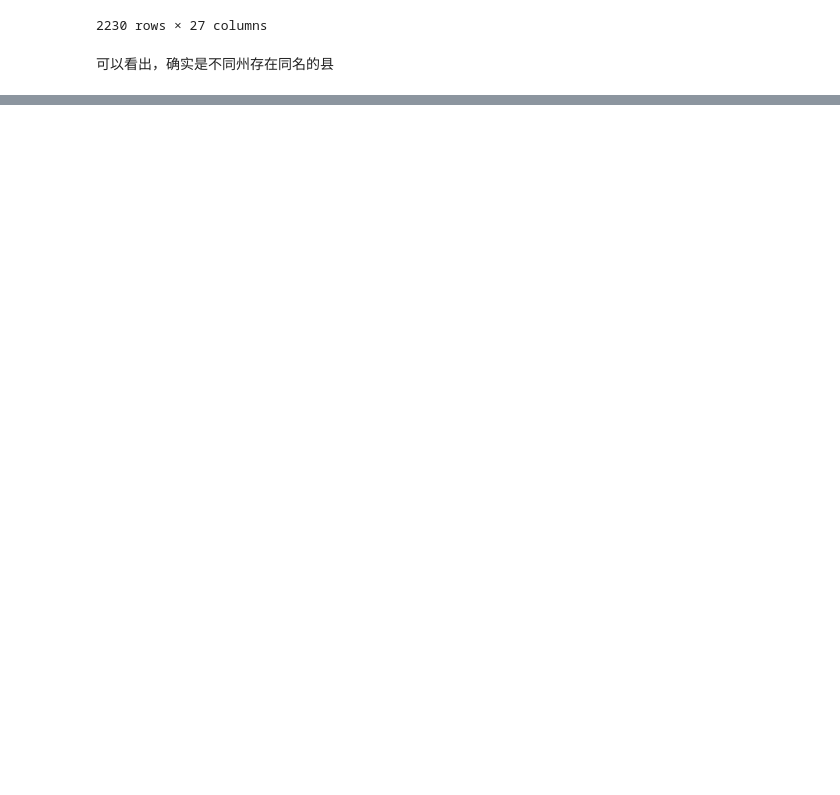
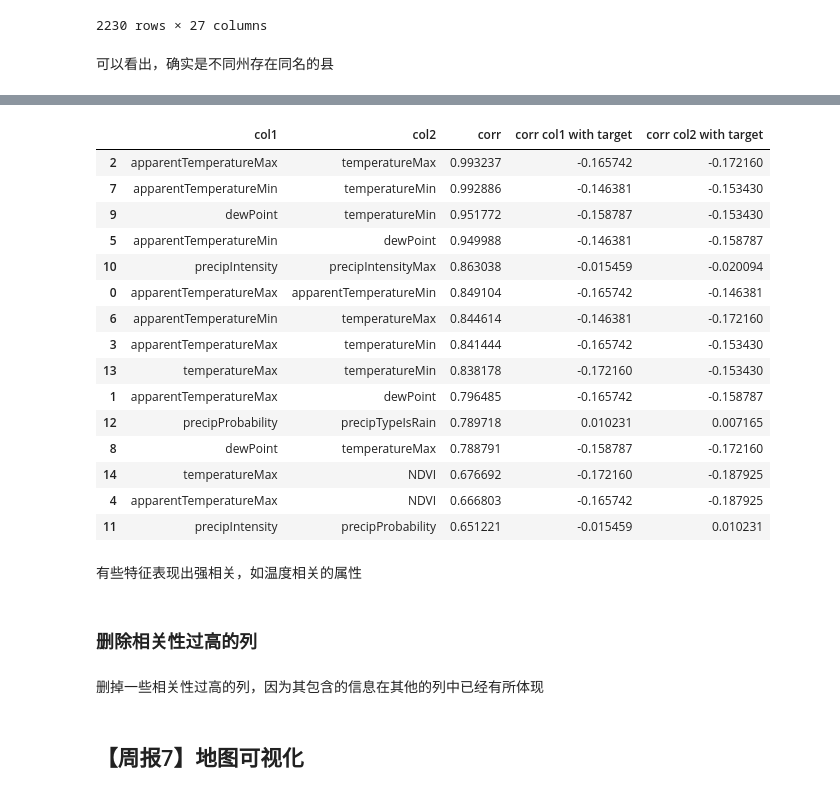
Before and after one commit to aoba98/bishe, a Jupyter notebook: 美国小麦.ipynb, the cells around one changed output, grey strips where cells are left out. Cells and saved outputs as stored; diff of their text form; code cells hidden in the pictures; blank space fills up the shorter version.

```diff
--- a/美国小麦.ipynb
+++ b/美国小麦.ipynb
@@ -381,0 +476,44 @@ wheat13[wheat13.CountyName=='Blaine']
+# %%
+# 找出所有的相关性超过0.65的列
+X = wheat14.corr()
+limit = 0.65
+index = X.index.tolist()
+n = len(index)
+newDF = pd.DataFrame(columns=['col1','col2','corr','corr col1 with target', 'corr col2 with target'])
+pos = 0
+for nidx,idx in enumerate(index):
+    for k in range(n):
+        if (k > nidx):
+            value = X[idx].iloc[k]
+        else:
+            value = 0.0
+        if value >= limit:
+            corr_col1 = X['Yield'].loc[idx]
+            corr_col2 = X['Yield'].loc[index[k]]
+            newDF.loc[pos] = [idx, index[k] , value, corr_col1, corr_col2]
+            pos += 1
+# %%
+newDF.sort_values(by='corr', ascending=False)
+# %% [output]
+|  | col1 | col2 | corr | corr col1 with target | corr col2 with target |
+| 2 | apparentTemperatureMax | temperatureMax | 0.993237 | -0.165742 | -0.172160 |
+| 7 | apparentTemperatureMin | temperatureMin | 0.992886 | -0.146381 | -0.153430 |
+| 9 | dewPoint | temperatureMin | 0.951772 | -0.158787 | -0.153430 |
+| 5 | apparentTemperatureMin | dewPoint | 0.949988 | -0.146381 | -0.158787 |
+| 10 | precipIntensity | precipIntensityMax | 0.863038 | -0.015459 | -0.020094 |
+| 0 | apparentTemperatureMax | apparentTemperatureMin | 0.849104 | -0.165742 | -0.146381 |
+| 6 | apparentTemperatureMin | temperatureMax | 0.844614 | -0.146381 | -0.172160 |
+| 3 | apparentTemperatureMax | temperatureMin | 0.841444 | -0.165742 | -0.153430 |
+| 13 | temperatureMax | temperatureMin | 0.838178 | -0.172160 | -0.153430 |
+| 1 | apparentTemperatureMax | dewPoint | 0.796485 | -0.165742 | -0.158787 |
+| 12 | precipProbability | precipTypeIsRain | 0.789718 | 0.010231 | 0.007165 |
+| 8 | dewPoint | temperatureMax | 0.788791 | -0.158787 | -0.172160 |
+| 14 | temperatureMax | NDVI | 0.676692 | -0.172160 | -0.187925 |
+| 4 | apparentTemperatureMax | NDVI | 0.666803 | -0.165742 | -0.187925 |
+| 11 | precipIntensity | precipProbability | 0.651221 | -0.015459 | 0.010231 |
+# %% [markdown]
+有些特征表现出强相关，如温度相关的属性
+# %% [markdown]
+### 删除相关性过高的列
+# %% [markdown]
+删掉一些相关性过高的列，因为其包含的信息在其他的列中已经有所体现
@@ -381,0 +533,2 @@ wheat13[wheat13.CountyName=='Blaine']
+# %% [markdown]
+## 【周报7】地图可视化
```
Also changed, not shown: parts of 39 cells of this notebook, 3 other files.
